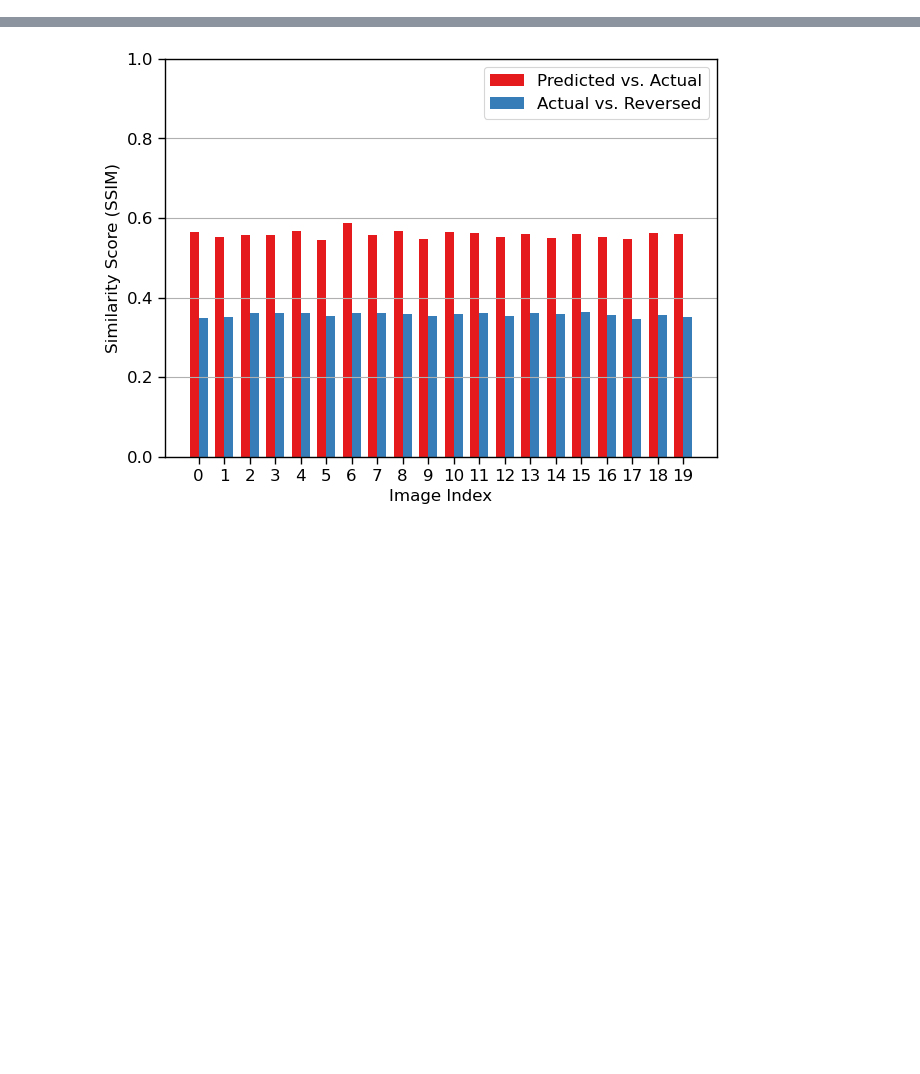
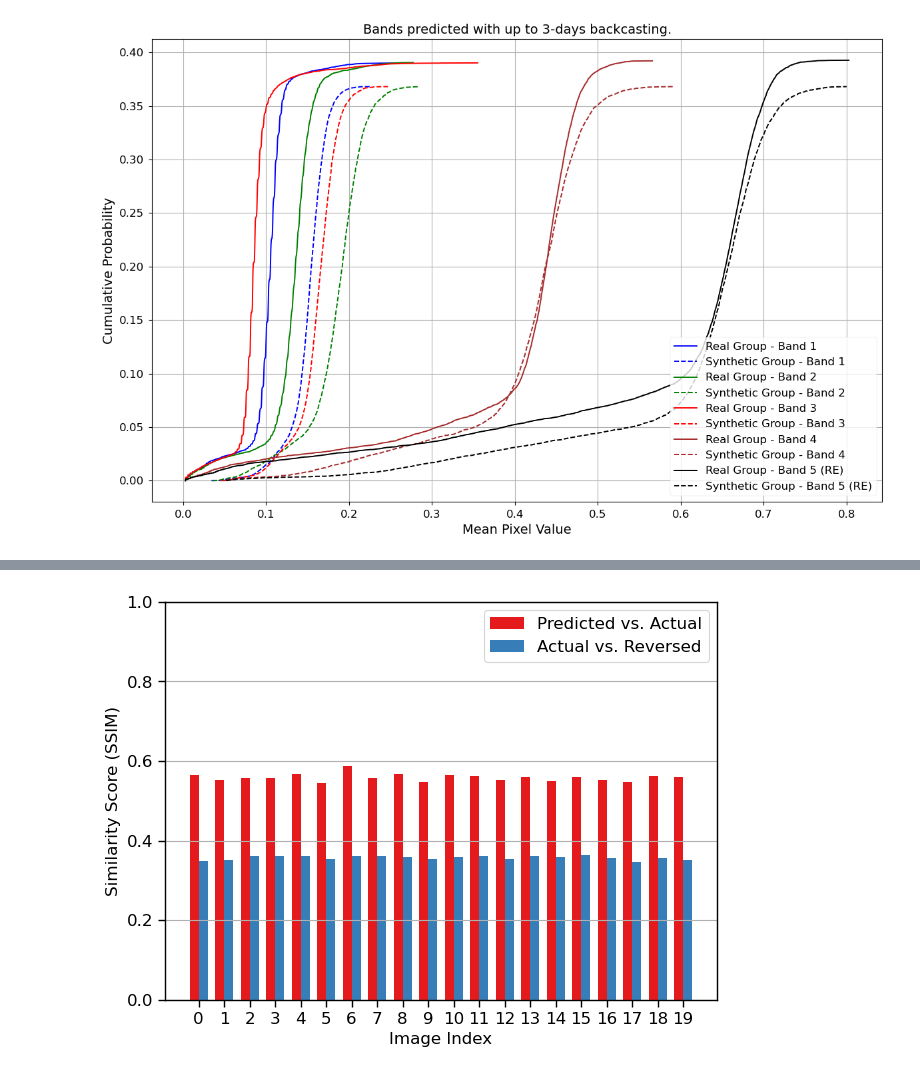
Before and after one commit to felipealencar/plant-disease-prediction, a Jupyter notebook: viewer.ipynb, the cells around one changed output, grey strips where cells are left out. Drawn from its saved outputs; the diff is of its cells as text; code cells hidden in the pictures; blank space fills up the shorter version.

```diff
--- a/viewer.ipynb
+++ b/viewer.ipynb
@@ -107,0 +208,20 @@ Clipping input data to the valid range for imshow with RGB data ([0..1] for floa
+# %%
+plt.figure(figsize=(12, 8))
+
+for band_idx in range(mean_real.shape[-1]):
+    real_values = np.sort(mean_real[..., band_idx].flatten())
+    synthetic_values = np.sort(mean_synthetic[..., band_idx].flatten())
+    plt.plot(real_values, np.linspace(0, 1, len(real_values)), label=f'Real Group - {labels[band_idx]}', linestyle='solid', color=colors[band_idx])
+    plt.plot(synthetic_values, np.linspace(0, 1, len(synthetic_values)), label=f'Synthetic Group - {labels[band_idx]}', linestyle='dashed', color=colors[band_idx])
+
+plt.xlabel('Mean Pixel Value', fontsize=14)
+plt.ylabel('Cumulative Probability', fontsize=14)
+plt.title('Bands predicted with up to 3-days backcasting.', fontsize=14)
+plt.legend(fontsize=12)  # Adjust the font size for the legend
+plt.tick_params(axis='both', which='major', labelsize=12)  # Adjust the font size for tick labels
+
+plt.grid(True)
+plt.tight_layout()
+plt.show()
+# %% [output]
+[figure, added]
```
Also changed, not shown: parts of 12 cells of this notebook, 14 other files.
